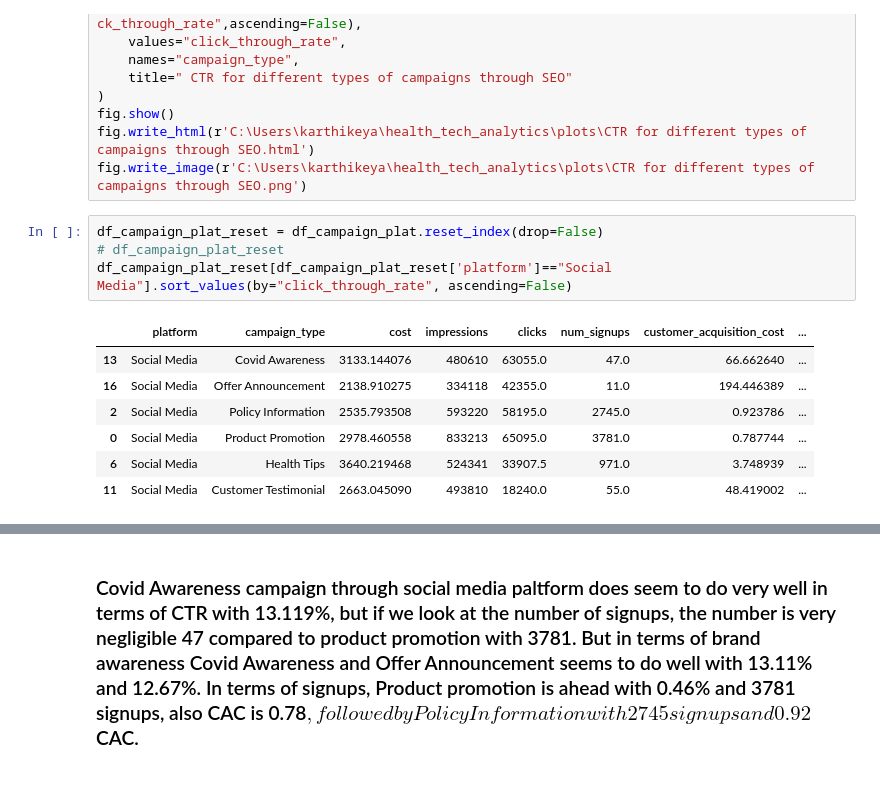
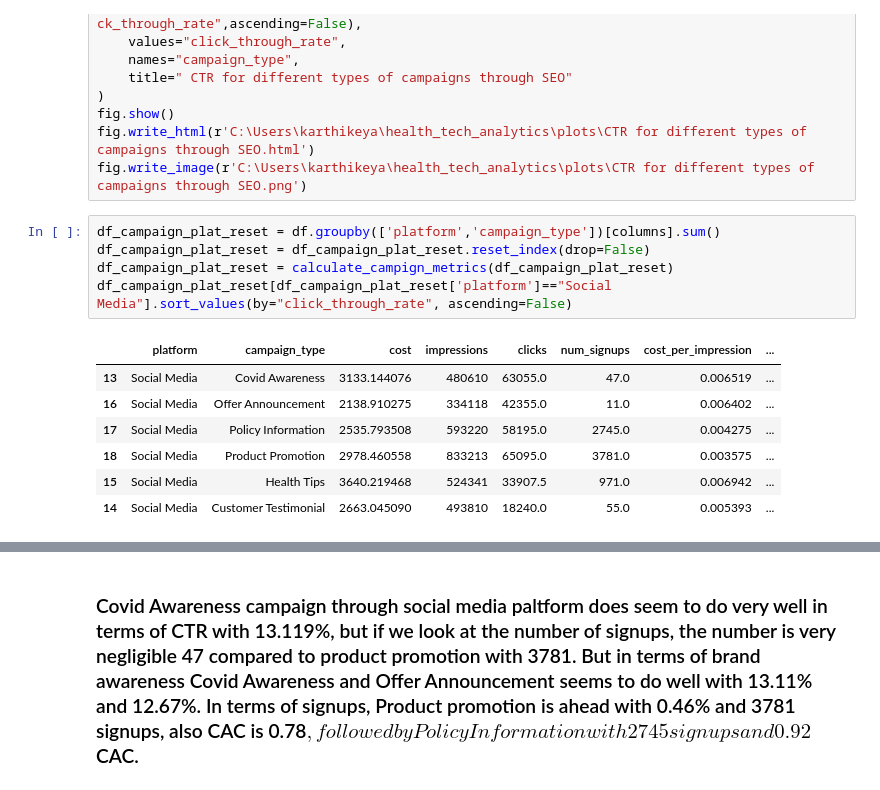
Before and after one commit to pkarthikeya1/Health-Tech-Analytics, a Jupyter notebook: notebooks/01_interview_level_questions.ipynb, the cells around one changed output, grey strips where cells are left out. Saved outputs shown, nothing was run; the diff lists cells and outputs as text.

```diff
--- a/notebooks/01_interview_level_questions.ipynb
+++ b/notebooks/01_interview_level_questions.ipynb
@@ -265,14 +304,15 @@ fig.show()
 fig.write_html(r'C:\Users\karthikeya\health_tech_analytics\plots\CTR for different types of campaigns through SEO.html')
 fig.write_image(r'C:\Users\karthikeya\health_tech_analytics\plots\CTR for different types of campaigns through SEO.png')
 # %%
-df_campaign_plat_reset = df_campaign_plat.reset_index(drop=False)
-# df_campaign_plat_reset
+df_campaign_plat_reset = df.groupby(['platform','campaign_type'])[columns].sum()
+df_campaign_plat_reset = df_campaign_plat_reset.reset_index(drop=False)
+df_campaign_plat_reset = calculate_campign_metrics(df_campaign_plat_reset)
 df_campaign_plat_reset[df_campaign_plat_reset['platform']=="Social Media"].sort_values(by="click_through_rate", ascending=False)
 # %% [output]
-|  | platform | campaign_type | cost | impressions | clicks | num_signups | customer_acquisition_cost | ... |
-| 13 | Social Media | Covid Awareness | 3133.144076 | 480610 | 63055.0 | 47.0 | 66.662640 | ... |
-| 16 | Social Media | Offer Announcement | 2138.910275 | 334118 | 42355.0 | 11.0 | 194.446389 | ... |
-| 2 | Social Media | Policy Information | 2535.793508 | 593220 | 58195.0 | 2745.0 | 0.923786 | ... |
-| 0 | Social Media | Product Promotion | 2978.460558 | 833213 | 65095.0 | 3781.0 | 0.787744 | ... |
-| 6 | Social Media | Health Tips | 3640.219468 | 524341 | 33907.5 | 971.0 | 3.748939 | ... |
-| 11 | Social Media | Customer Testimonial | 2663.045090 | 493810 | 18240.0 | 55.0 | 48.419002 | ... |
+|  | platform | campaign_type | cost | impressions | clicks | num_signups | cost_per_impression | ... |
+| 13 | Social Media | Covid Awareness | 3133.144076 | 480610 | 63055.0 | 47.0 | 0.006519 | ... |
+| 16 | Social Media | Offer Announcement | 2138.910275 | 334118 | 42355.0 | 11.0 | 0.006402 | ... |
+| 17 | Social Media | Policy Information | 2535.793508 | 593220 | 58195.0 | 2745.0 | 0.004275 | ... |
+| 18 | Social Media | Product Promotion | 2978.460558 | 833213 | 65095.0 | 3781.0 | 0.003575 | ... |
+| 15 | Social Media | Health Tips | 3640.219468 | 524341 | 33907.5 | 971.0 | 0.006942 | ... |
+| 14 | Social Media | Customer Testimonial | 2663.045090 | 493810 | 18240.0 | 55.0 | 0.005393 | ... |
```
Also changed, not shown: parts of 12 cells of this notebook, 2 other files.
